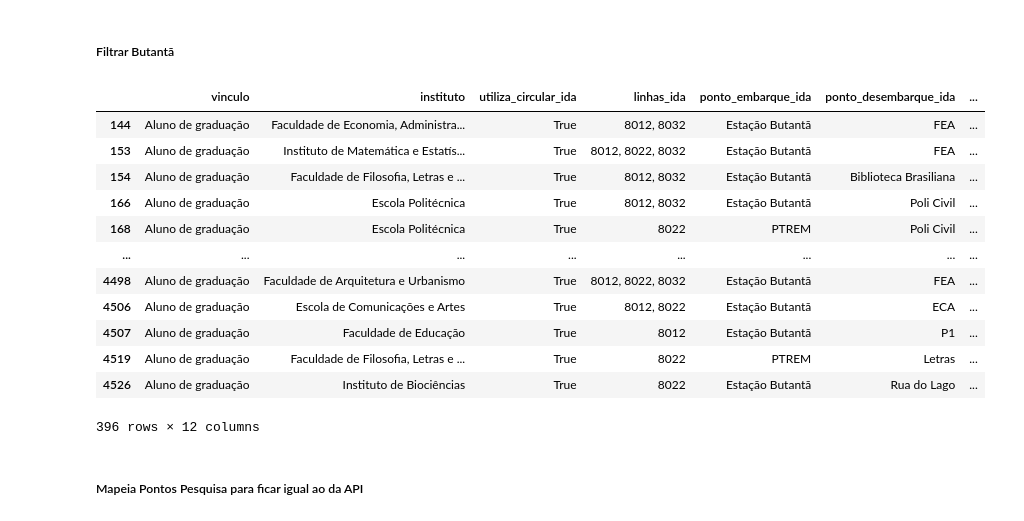
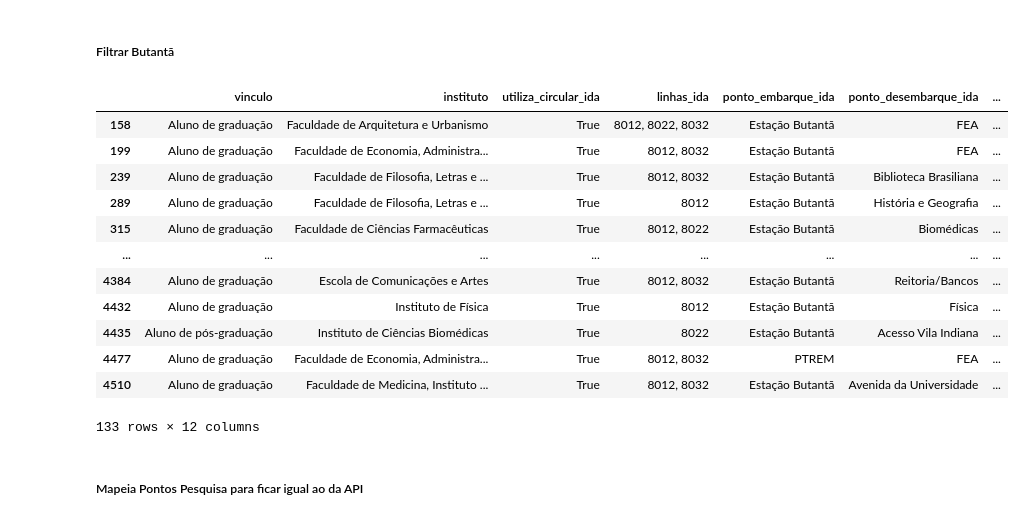
Before and after one commit to Circulares-USP/Crawler, a Jupyter notebook: import_demand.ipynb, the cells around one changed output. Saved outputs shown, nothing was run; the diff lists cells and outputs as text; code cells hidden in the pictures.

```diff
--- a/import_demand.ipynb
+++ b/import_demand.ipynb
@@ -3,10 +3,14 @@
 # %%
 map_file_name = 'data/disciplinas/dia_hora_instituto_ponto_linha_18h.json'
 hora = 1080
+sentido = 'ida'
+acao = 'desembarque'
 def intervalo_horario(horario):
+    return '15:30' <= horario <= '17:30'
+def intervalo_horario_fim(horario):
     return '17:30' <= horario <= '19:00'
 def intervalo_horario_am_pm(horario):
-    return '5:30:00 PM' <= horario <= '7:00:00 PM'
+    return '3:30:00 PM' <= horario <= '5:30:00 PM'
 # %% [markdown]
 ## Aulas MATRUSP
 # %% [markdown]
@@ -344,26 +350,27 @@ array(['Faculdade de Ciências Farmacêuticas',
 # %% [markdown]
 ##### Filtrar Butantã
 # %%
-def is_butanta(x):
-    return x == 'Estação Butantã' or x == 'PTREM'
+pesquisa_alunos_intervalo_butanta = pesquisa_alunos_intervalo[pesquisa_alunos_intervalo['utiliza_circular_' + sentido]]
+if sentido == 'ida':
+    def is_butanta(x):
+        return x == 'Estação Butantã' or x == 'PTREM'
 
-pesquisa_alunos_intervalo_butanta = pesquisa_alunos_intervalo[pesquisa_alunos_intervalo['utiliza_circular_ida']]
-pesquisa_alunos_intervalo_butanta = pesquisa_alunos_intervalo_butanta[list(map(is_butanta, pesquisa_alunos_intervalo_butanta['ponto_embarque_ida']))]
+    pesquisa_alunos_intervalo_butanta = pesquisa_alunos_intervalo_butanta[list(map(is_butanta, pesquisa_alunos_intervalo_butanta['ponto_embarque_ida']))]
 pesquisa_alunos_intervalo_butanta
 # %% [output]
 |  | vinculo | instituto | utiliza_circular_ida | linhas_ida | ponto_embarque_ida | ponto_desembarque_ida | ... |
-| 144 | Aluno de graduação | Faculdade de Economia, Administra... | True | 8012, 8032 | Estação Butantã | FEA | ... |
-| 153 | Aluno de graduação | Instituto de Matemática e Estatís... | True | 8012, 8022, 8032 | Estação Butantã | FEA | ... |
-| 154 | Aluno de graduação | Faculdade de Filosofia, Letras e ... | True | 8012, 8032 | Estação Butantã | Biblioteca Brasiliana | ... |
-| 166 | Aluno de graduação | Escola Politécnica | True | 8012, 8032 | Estação Butantã | Poli Civil | ... |
-| 168 | Aluno de graduação | Escola Politécnica | True | 8022 | PTREM | Poli Civil | ... |
+| 158 | Aluno de graduação | Faculdade de Arquitetura e Urbanismo | True | 8012, 8022, 8032 | Estação Butantã | FEA | ... |
+| 199 | Aluno de graduação | Faculdade de Economia, Administra... | True | 8012, 8032 | Estação Butantã | FEA | ... |
+| 239 | Aluno de graduação | Faculdade de Filosofia, Letras e ... | True | 8012, 8032 | Estação Butantã | Biblioteca Brasiliana | ... |
+| 289 | Aluno de graduação | Faculdade de Filosofia, Letras e ... | True | 8012 | Estação Butantã | História e Geografia | ... |
+| 315 | Aluno de graduação | Faculdade de Ciências Farmacêuticas | True | 8012, 8022 | Estação Butantã | Biomédicas | ... |
 | ... | ... | ... | ... | ... | ... | ... | ... |
-| 4498 | Aluno de graduação | Faculdade de Arquitetura e Urbanismo | True | 8012, 8022, 8032 | Estação Butantã | FEA | ... |
-| 4506 | Aluno de graduação | Escola de Comunicações e Artes | True | 8012, 8022 | Estação Butantã | ECA | ... |
-| 4507 | Aluno de graduação | Faculdade de Educação | True | 8012 | Estação Butantã | P1 | ... |
-| 4519 | Aluno de graduação | Faculdade de Filosofia, Letras e ... | True | 8022 | PTREM | Letras | ... |
-| 4526 | Aluno de graduação | Instituto de Biociências | True | 8022 | Estação Butantã | Rua do Lago | ... |
+| 4384 | Aluno de graduação | Escola de Comunicações e Artes | True | 8012, 8032 | Estação Butantã | Reitoria/Bancos | ... |
+| 4432 | Aluno de graduação | Instituto de Física | True | 8012 | Estação Butantã | Física | ... |
+| 4435 | Aluno de pós-graduação | Instituto de Ciências Biomédicas | True | 8022 | Estação Butantã | Acesso Vila Indiana | ... |
+| 4477 | Aluno de graduação | Faculdade de Economia, Administra... | True | 8012, 8032 | PTREM | FEA | ... |
+| 4510 | Aluno de graduação | Faculdade de Medicina, Instituto ... | True | 8012, 8032 | Estação Butantã | Avenida da Universidade | ... |
-396 rows × 12 columns
+133 rows × 12 columns
 # %% [markdown]
 ##### Mapeia Pontos Pesquisa para ficar igual ao da API
 # %%
```
Also changed, not shown: parts of 24 cells of this notebook.
